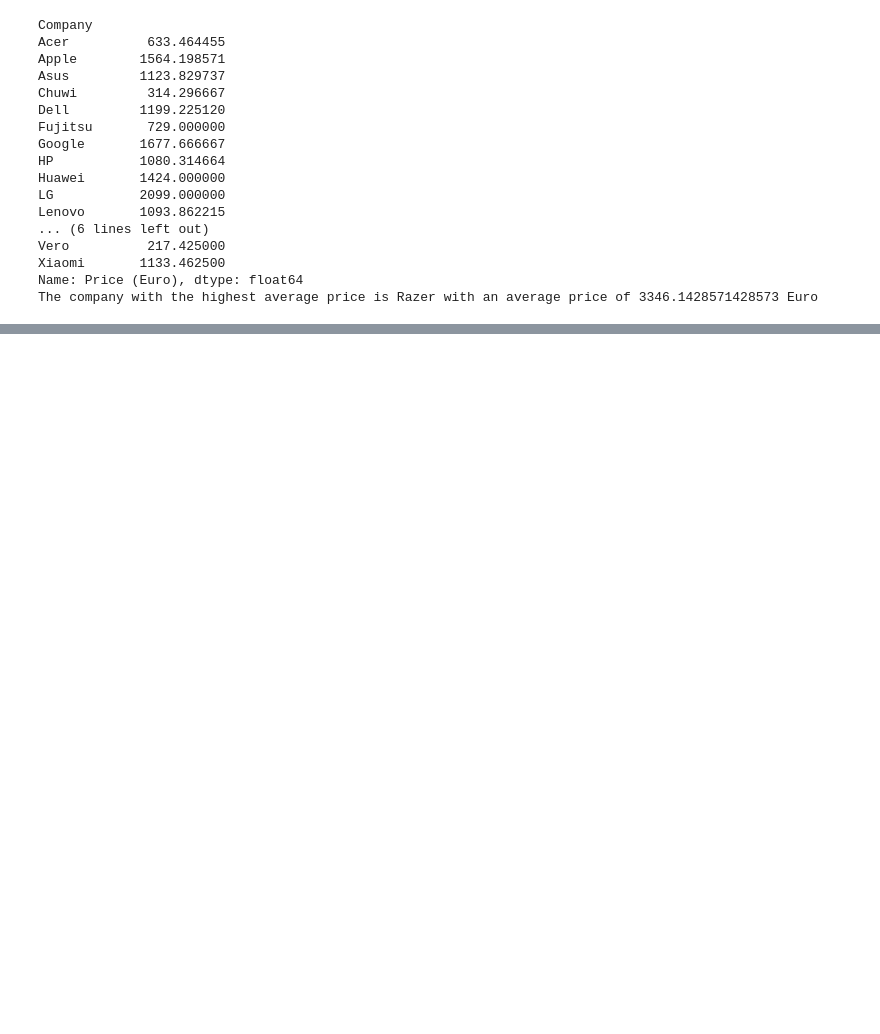
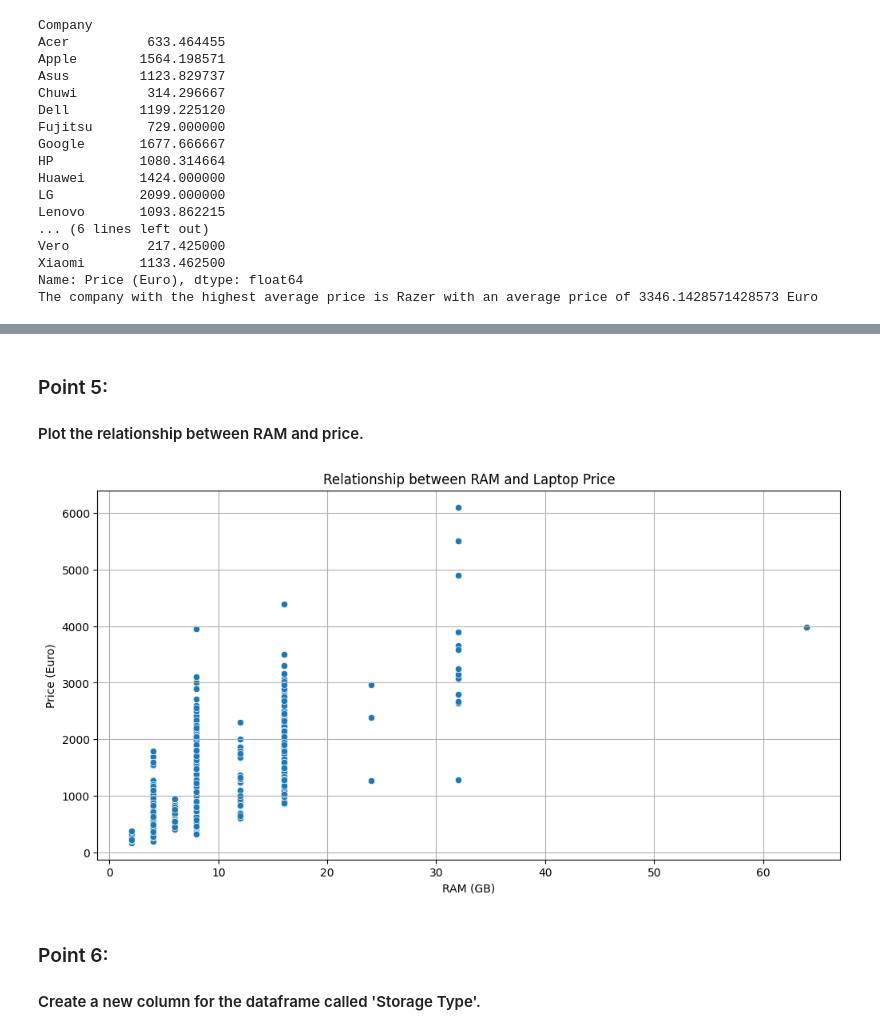
Before and after one commit to CCathlete/pyTask, a Jupyter notebook: app_notebook.ipynb, the cells around one changed output, grey strips where cells are left out. Saved outputs shown, nothing was run; the diff lists cells and outputs as text; code cells hidden in the pictures; blank space fills up the shorter version.

```diff
--- a/app_notebook.ipynb
+++ b/app_notebook.ipynb
@@ -238,3 +225,19 @@ for os in unique_os:
 [figure]
 [figure]
 [figure]
+# %% [markdown]
+### Point 5:
+#### Plot the relationship between RAM and price.
+# %%
+plt.figure(figsize=(12, 6))
+sns.scatterplot(x='RAM (GB)', y='Price (Euro)', data=df)
+plt.xlabel('RAM (GB)')
+plt.ylabel('Price (Euro)')
+plt.title('Relationship between RAM and Laptop Price')
+plt.grid(True)
+plt.show()
+# %% [output]
+[figure, added]
+# %% [markdown]
+### Point 6:
+#### Create a new column for the dataframe called 'Storage Type'.
```
Also changed, not shown: parts of 12 cells of this notebook.
